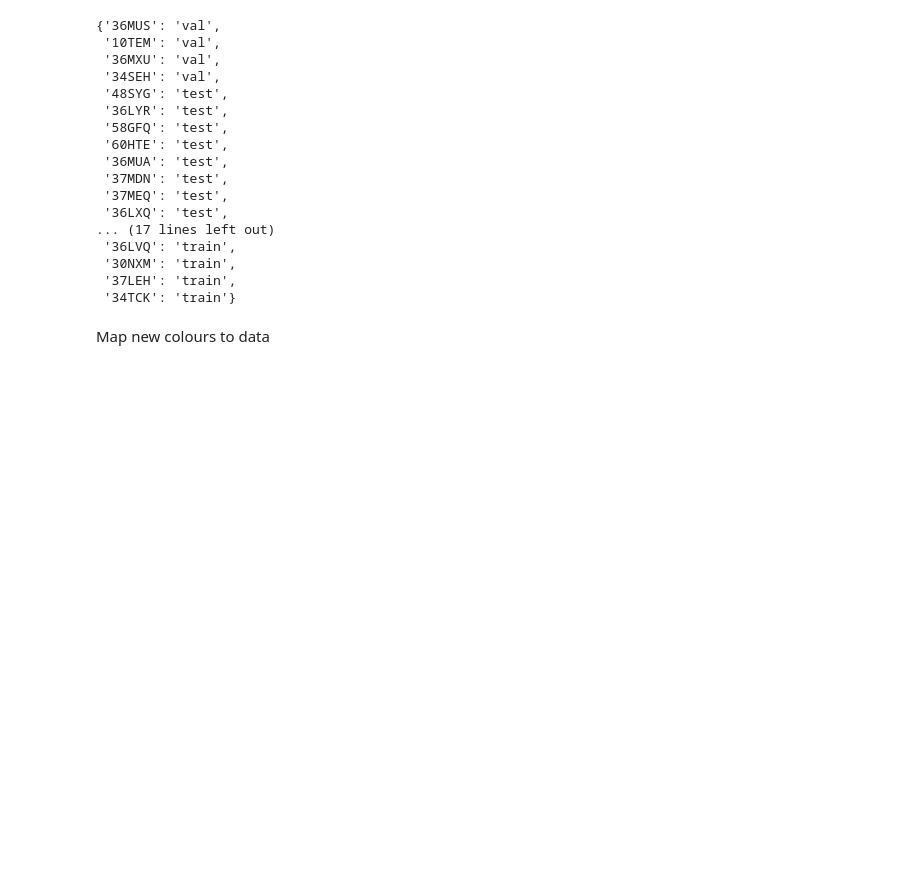
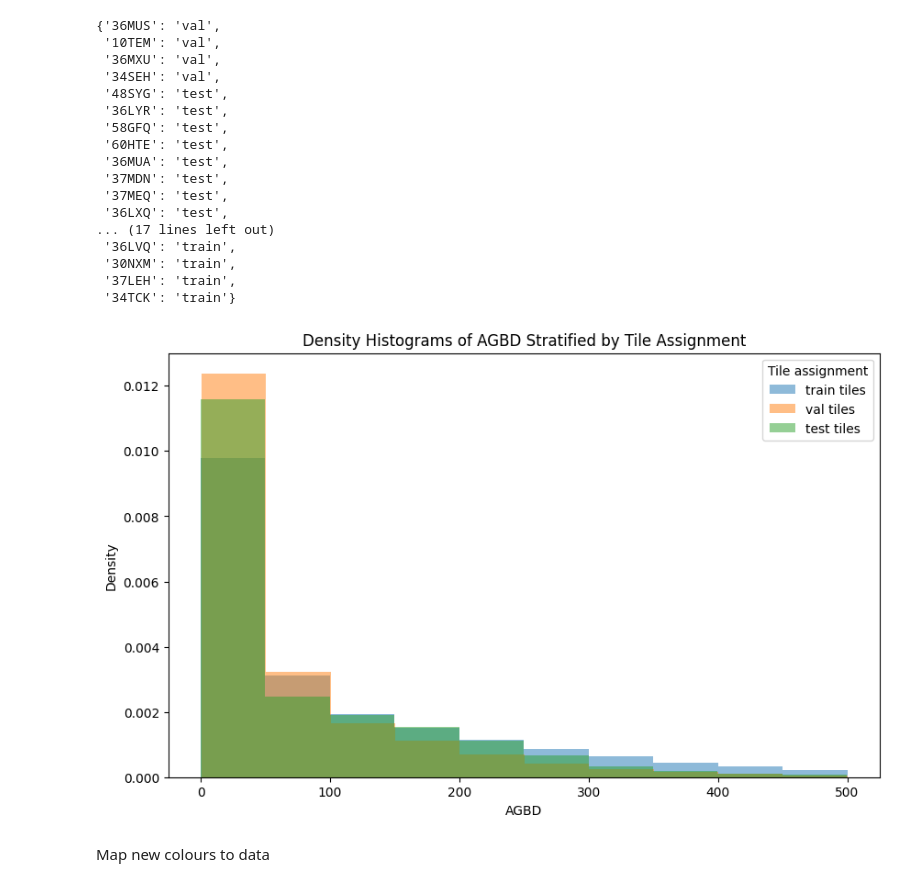
Before and after one commit to PerryChicken1/Master-Thesis, a Jupyter notebook: multi-armed-bandit.ipynb, the cells around one changed output. Saved outputs shown, nothing was run; the diff lists cells and outputs as text; code cells hidden in the pictures; blank space fills up the shorter version.

```diff
--- a/multi-armed-bandit.ipynb
+++ b/multi-armed-bandit.ipynb
@@ -341,6 +326,11 @@ colouring
  '30NXM': 'train',
  '37LEH': 'train',
  '34TCK': 'train'}
+# %%
+from custom_ttv_split import plot_agbd_distributions
+plot_agbd_distributions(colouring, df_global)
+# %% [output]
+[figure, added]
 # %% [markdown]
 Map new colours to data
 # %%
```
Also changed, not shown: parts of 8 cells of this notebook, 3 other files.
